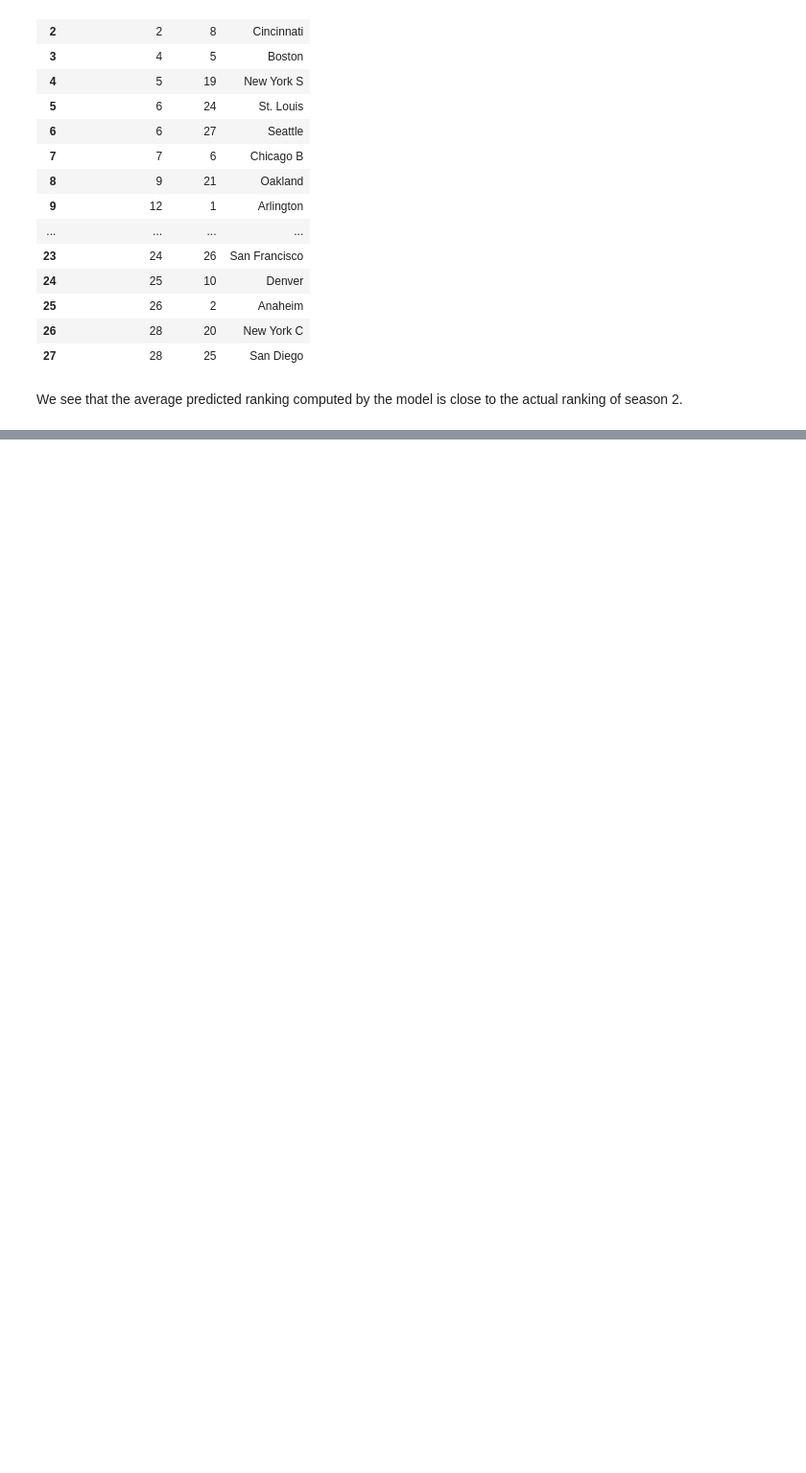
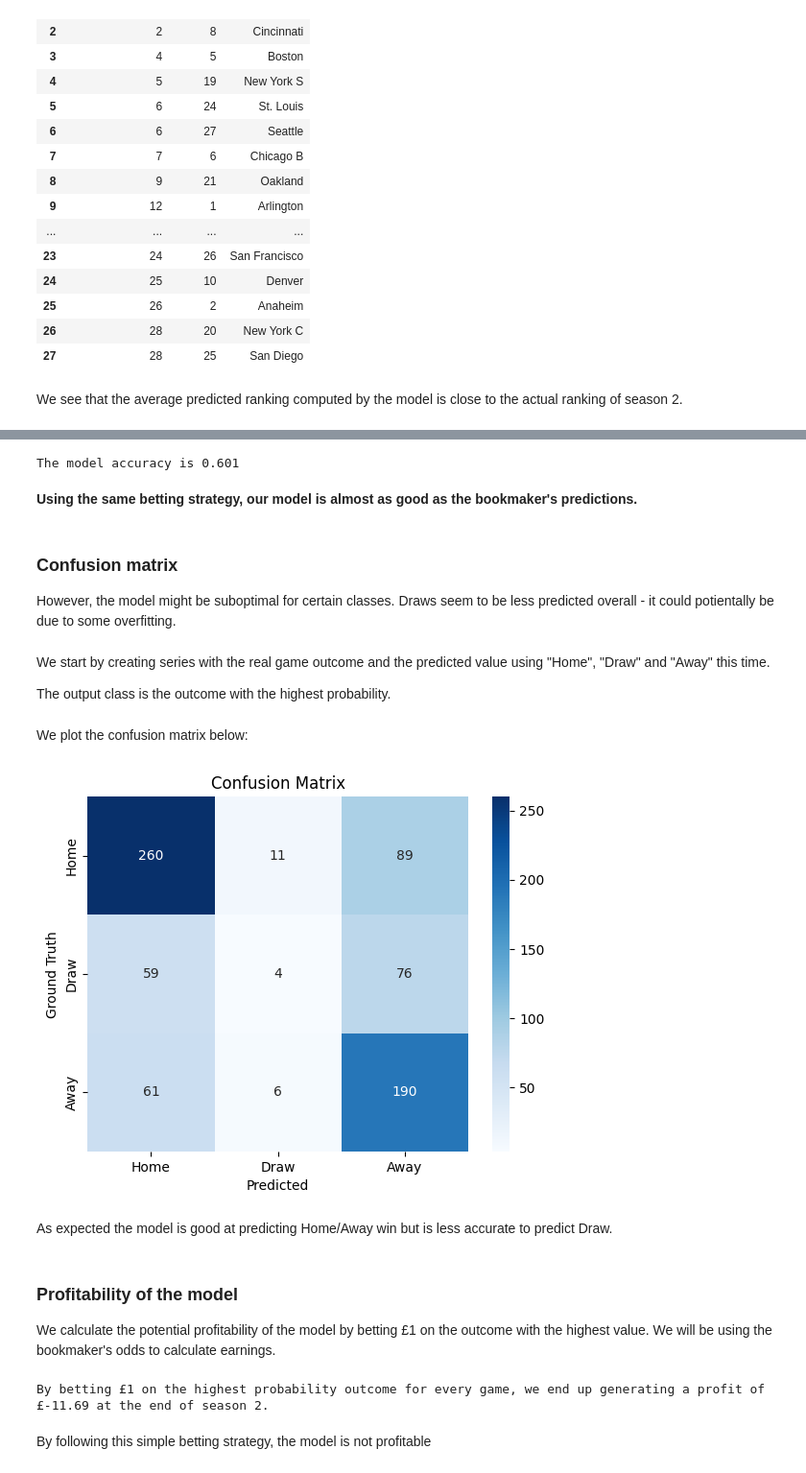
Before and after one commit to GuillaumeMendle/football_prediction, a Jupyter notebook: project_code/2_Part_2_prediction_model.ipynb, the cells around one changed output, grey strips where cells are left out. Shown at 96% size. Drawn from its saved outputs; the diff is of its cells as text; code cells hidden in the pictures; blank space fills up the shorter version.

```diff
--- a/project_code/2_Part_2_prediction_model.ipynb
+++ b/project_code/2_Part_2_prediction_model.ipynb
@@ -893,0 +912,3 @@ We see that the average predicted ranking computed by the model is close to the
+# %%
+## Encode the outcome predicted by the bookmaker
+test_results_prediction["BookmakerGameOutcome"] = test_results_prediction.apply(lambda x : np.argmin([x.HomeBookmaker, x.DrawBookmaker, x.AwayBookmaker]), axis = 1)
@@ -893,0 +924,4 @@ We see that the average predicted ranking computed by the model is close to the
+# %%
+test_results_prediction["BookmakerAccuracy"] = test_results_prediction.apply(lambda x : 1 if x.GameOutcome == x.BookmakerGameOutcome else 0, axis=1)
+bookmaker_accuracy = round(test_results_prediction["BookmakerAccuracy"].sum()/len(test_results_prediction), 3)
+print(f"The bookmaker's accuracy is {bookmaker_accuracy}")
@@ -893,0 +933,41 @@ We see that the average predicted ranking computed by the model is close to the
+# %%
+test_results_prediction["ModelAccuracy"] = test_results_prediction.apply(lambda x : 1 if x.GameOutcome == x.PredictedGameOutcome else 0, axis=1)
+test_results_prediction["ModelAccuracy"].sum()/len(test_results_prediction)
+model_accuracy = round(test_results_prediction["ModelAccuracy"].sum()/len(test_results_prediction), 3)
+print(f"The model accuracy is {model_accuracy}")
+# %% [output]
+The model accuracy is 0.601
+# %% [markdown]
+**Using the same betting strategy, our model is almost as good as the bookmaker's predictions.**
+# %% [markdown]
+### Confusion matrix
+However, the model might be suboptimal for certain classes. Draws seem to be less predicted overall - it could potientally be due to some overfitting.
+# %% [markdown]
+We start by creating series with the real game outcome and the predicted value using "Home", "Draw" and "Away" this time.
+
+The output class is the outcome with the highest probability.
+# %%
+encoded_prediction = {0 : "Home", 1 : "Draw", 2 : "Loss"}
+
+ground_truth_outcomes = test_results_prediction["GameOutcome"]
+ground_truth_outcomes = ground_truth_outcomes.map(encoded_prediction)
+
+predicted_outcomes = test_results_prediction["PredictedGameOutcome"]
+predicted_outcomes = predicted_outcomes.map(encoded_prediction)
+# %% [markdown]
+We plot the confusion matrix below:
+# %%
+cm = confusion_matrix(ground_truth_outcomes, predicted_outcomes, labels=["Home", "Draw", "Loss"])
+sns.heatmap(cm, annot=True, fmt="d", cmap="Blues", xticklabels=["Home", "Draw", "Away"], yticklabels=["Home", "Draw", "Away"])
+plt.ylabel("Ground Truth")
+plt.xlabel("Predicted")
+plt.title("Confusion Matrix")
+plt.show()
+# %% [output]
+[figure, added]
+# %% [markdown]
+As expected the model is good at predicting Home/Away win but is less accurate to predict Draw.
+# %% [markdown]
+### Profitability of the model
+We calculate the potential profitability of the model by betting £1 on the outcome with the highest value.
+We will be using the bookmaker's odds to calculate earnings.
@@ -893,0 +989,8 @@ We see that the average predicted ranking computed by the model is close to the
+# %%
+test_results_prediction["Profit"] = test_results_prediction.apply(lambda x : calculate_earnings(x.GameOutcome, x.PredictedGameOutcome, x.HomeBookmaker, x.DrawBookmaker, x.AwayBookmaker, 1), axis = 1)
+profit_season2 = round(test_results_prediction["Profit"].sum(), 2)
+print(f"By betting £1 on the highest probability outcome for every game, we end up generating a profit of £{profit_season2} at the end of season 2.")
+# %% [output]
+By betting £1 on the highest probability outcome for every game, we end up generating a profit of £-11.69 at the end of season 2.
+# %% [markdown]
+By following this simple betting strategy, the model is not profitable
```
Also changed, not shown: parts of 18 cells of this notebook.
